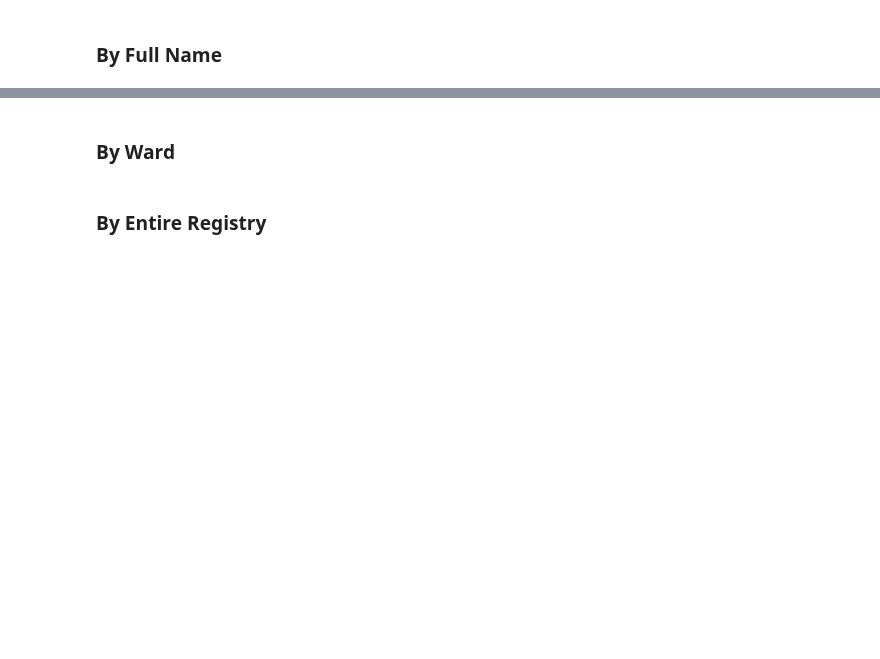
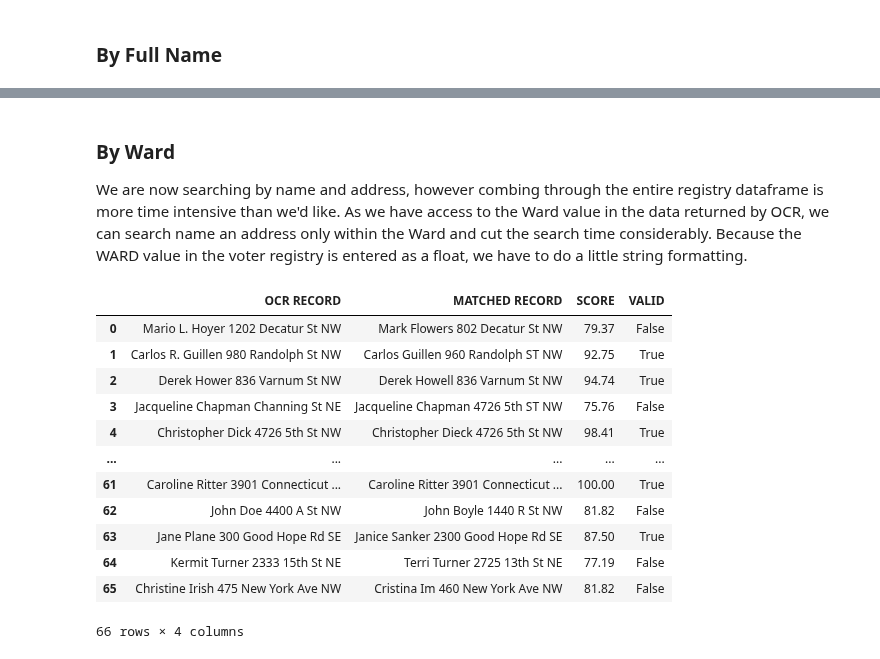
Before and after one commit to Civic-Tech-Ballot-Inititiave/Ballot-Initiative, a Jupyter notebook: notebooks/matching_algorithm_benchmarks.ipynb, the cells around one changed output, grey strips where cells are left out. Cells and saved outputs as stored; diff of their text form; code cells hidden in the pictures; blank space fills up the shorter version.

```diff
--- a/notebooks/matching_algorithm_benchmarks.ipynb
+++ b/notebooks/matching_algorithm_benchmarks.ipynb
@@ -38,4 +186,38 @@ logger.info(f"Initialized columns in: {start_time - end_time}"
 # %% [markdown]
 ### By Ward
+
+We are now searching by name and address, however combing through the entire registry dataframe is more time intensive than we'd like. As we have access to the Ward value in the data returned by OCR, we can search name an address only within the Ward and cut the search time considerably. Because the WARD value in the voter registry is entered as a float, we have to do a little string formatting.
-# %% [markdown]
-### By Entire Registry
+# %%
+matched_list = list()
+start_time = time.time()
+
+for dict_ in resulting_data:
+                name_address_combo = f"{dict_['Name']} {dict_['Address']}"
+                temp_dict = dict()
+                high_match_ids = score_fuzzy_match_slim(name_address_combo, voter_records_2023_df[voter_records_2023_df['WARD'] == f"{dict_['Ward']}.0"]["OCR"])
+                record_, score_, id_ = high_match_ids[0]
+                temp_dict['OCR RECORD'] = name_address_combo
+                temp_dict['MATCHED RECORD'] = record_
+                temp_dict['SCORE'] = "{:.2f}".format(score_)
+                temp_dict['VALID'] = False
+                if score_ > 85.0:
+                    temp_dict['VALID'] = True
+                matched_list.append(temp_dict)
+
+match_df = pd.DataFrame(matched_list, columns=["OCR RECORD", "MATCHED RECORD", "SCORE", "VALID"])
+end_time = time.time()
+match_df
+# %% [output]
+|  | OCR RECORD | MATCHED RECORD | SCORE | VALID |
+| 0 | Mario L. Hoyer 1202 Decatur St NW | Mark Flowers 802 Decatur St NW | 79.37 | False |
+| 1 | Carlos R. Guillen 980 Randolph St NW | Carlos Guillen 960 Randolph ST NW | 92.75 | True |
+| 2 | Derek Hower 836 Varnum St NW | Derek Howell 836 Varnum St NW | 94.74 | True |
+| 3 | Jacqueline Chapman Channing St NE | Jacqueline Chapman 4726 5th ST NW | 75.76 | False |
+| 4 | Christopher Dick 4726 5th St NW | Christopher Dieck 4726 5th St NW | 98.41 | True |
+| ... | ... | ... | ... | ... |
+| 61 | Caroline Ritter 3901 Connecticut ... | Caroline Ritter 3901 Connecticut ... | 100.00 | True |
+| 62 | John Doe 4400 A St NW | John Boyle 1440 R St NW | 81.82 | False |
+| 63 | Jane Plane 300 Good Hope Rd SE | Janice Sanker 2300 Good Hope Rd SE | 87.50 | True |
+| 64 | Kermit Turner 2333 15th St NE | Terri Turner 2725 13th St NE | 77.19 | False |
+| 65 | Christine Irish 475 New York Ave NW | Cristina Im 460 New York Ave NW | 81.82 | False |
+66 rows × 4 columns
```
Also changed, not shown: parts of 21 cells of this notebook, 3 other files.
